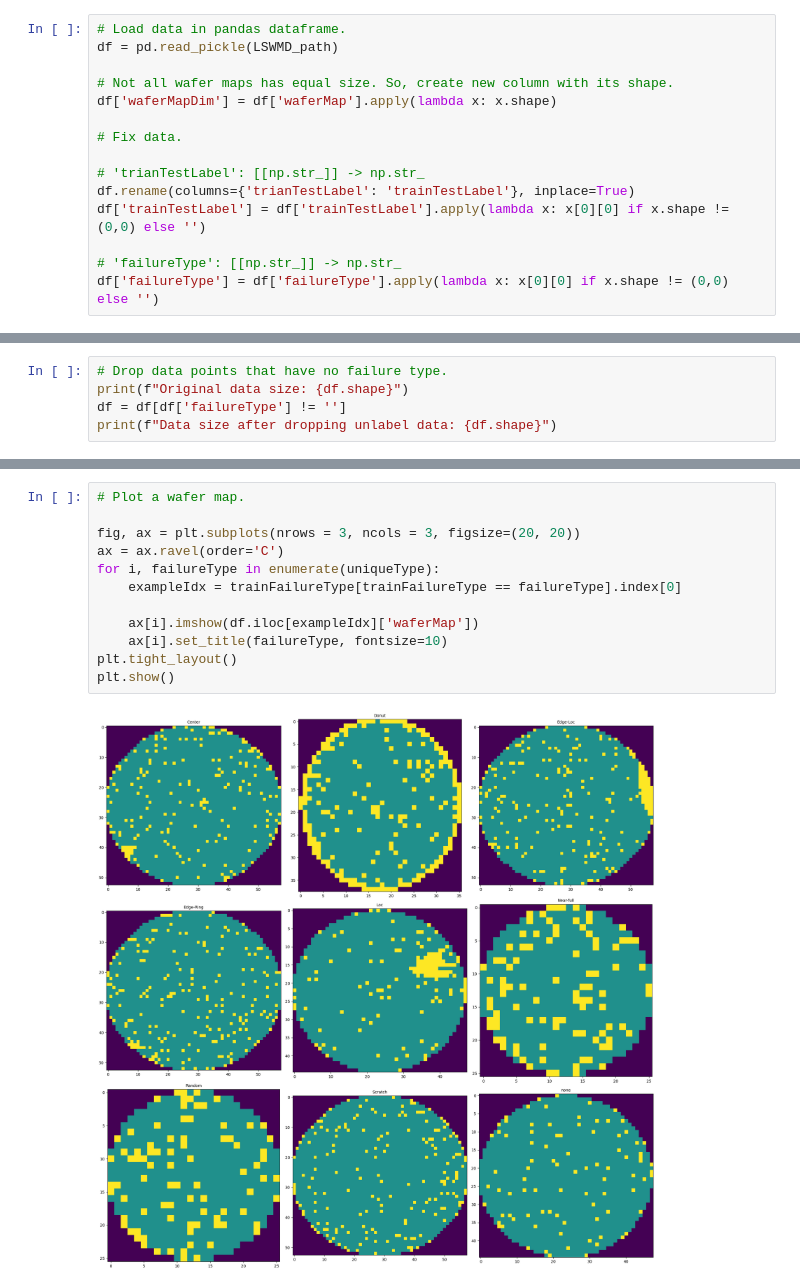
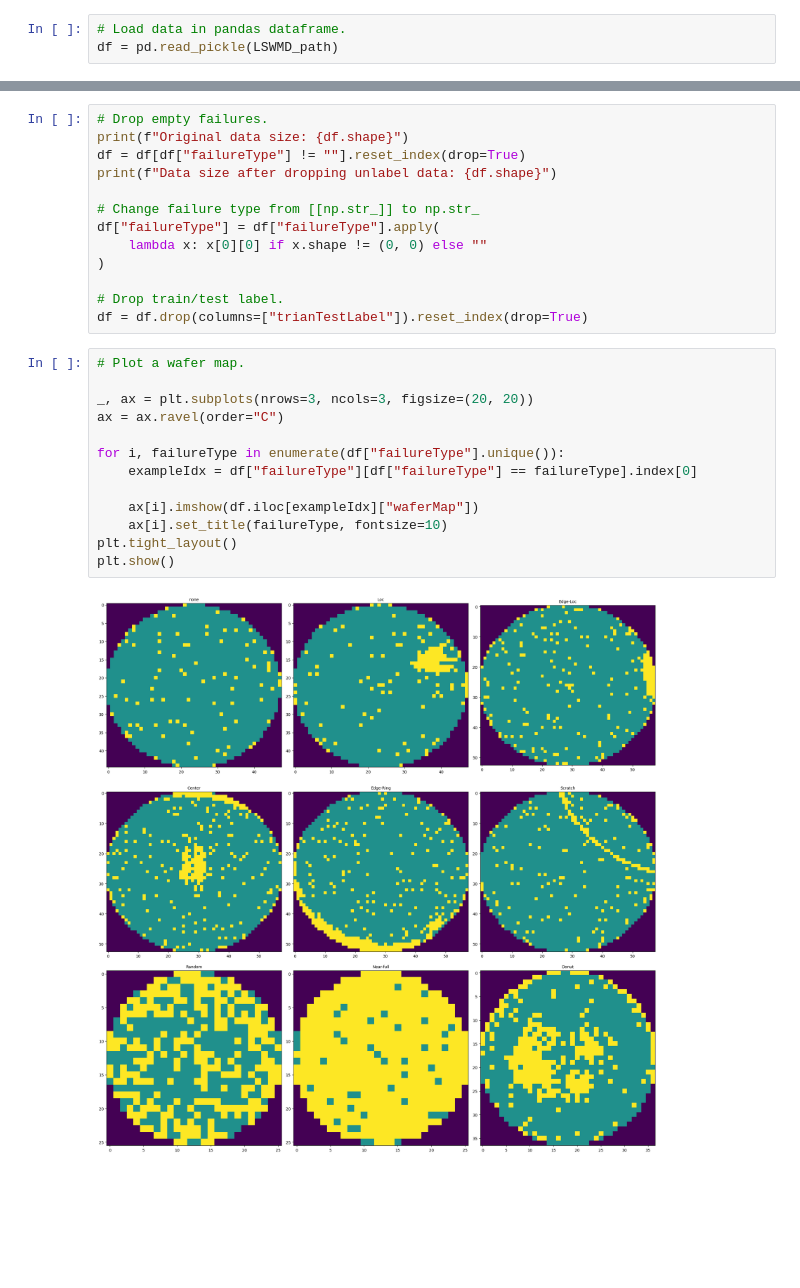
Before and after one commit to jackpeng01/573-project, a Jupyter notebook: LSWMD-explore.ipynb, the cells around one changed output, grey strips where cells are left out. Drawn from its saved outputs; the diff is of its cells as text; blank space fills up the shorter version.

```diff
--- a/LSWMD-explore.ipynb
+++ b/LSWMD-explore.ipynb
@@ -14,15 +16,3 @@ print(LSWMD_path)
 # %%
 # Load data in pandas dataframe.
 df = pd.read_pickle(LSWMD_path)
-
-# Not all wafer maps has equal size. So, create new column with its shape.
-df['waferMapDim'] = df['waferMap'].apply(lambda x: x.shape)
-
-# Fix data.
-
-# 'trianTestLabel': [[np.str_]] -> np.str_
-df.rename(columns={'trianTestLabel': 'trainTestLabel'}, inplace=True)
-df['trainTestLabel'] = df['trainTestLabel'].apply(lambda x: x[0][0] if x.shape != (0,0) else '')
-
-# 'failureType': [[np.str_]] -> np.str_
-df['failureType'] = df['failureType'].apply(lambda x: x[0][0] if x.shape != (0,0) else '')
@@ -29,5 +21,0 @@ df['failureType'] = df['failureType'].apply(lambda x: x[0][0] if x.shape != (0,0
-# %%
-# Drop data points that have no failure type.
-print(f"Original data size: {df.shape}")
-df = df[df['failureType'] != '']
-print(f"Data size after dropping unlabel data: {df.shape}")
@@ -52,14 +22,28 @@ Failure types: [np.str_('Center') np.str_('Donut') np.str_('Edge-Loc')
+# %%
+# Drop empty failures.
+print(f"Original data size: {df.shape}")
+df = df[df["failureType"] != ""].reset_index(drop=True)
+print(f"Data size after dropping unlabel data: {df.shape}")
+
+# Change failure type from [[np.str_]] to np.str_
+df["failureType"] = df["failureType"].apply(
+    lambda x: x[0][0] if x.shape != (0, 0) else ""
+)
+
+# Drop train/test label.
+df = df.drop(columns=["trianTestLabel"]).reset_index(drop=True)
 # %%
 # Plot a wafer map.
 
-fig, ax = plt.subplots(nrows = 3, ncols = 3, figsize=(20, 20))
-ax = ax.ravel(order='C')
-for i, failureType in enumerate(uniqueType):
-    exampleIdx = trainFailureType[trainFailureType == failureType].index[0]
+_, ax = plt.subplots(nrows=3, ncols=3, figsize=(20, 20))
+ax = ax.ravel(order="C")
 
-    ax[i].imshow(df.iloc[exampleIdx]['waferMap'])
+for i, failureType in enumerate(df["failureType"].unique()):
+    exampleIdx = df["failureType"][df["failureType"] == failureType].index[0]
+
+    ax[i].imshow(df.iloc[exampleIdx]["waferMap"])
     ax[i].set_title(failureType, fontsize=10)
 plt.tight_layout()
 plt.show()
 # %% [output]
-[figure, old version]
+[figure, new version]
```
Also changed, not shown: parts of 15 cells of this notebook, 2 other files.
